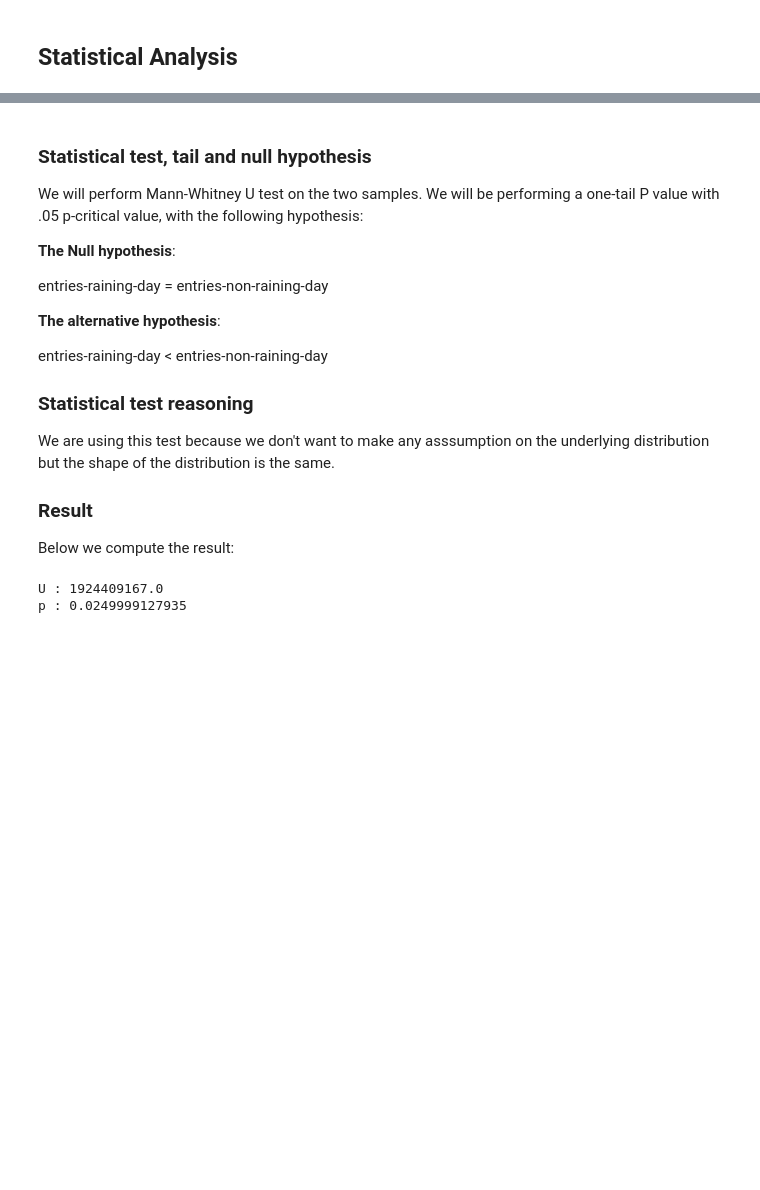
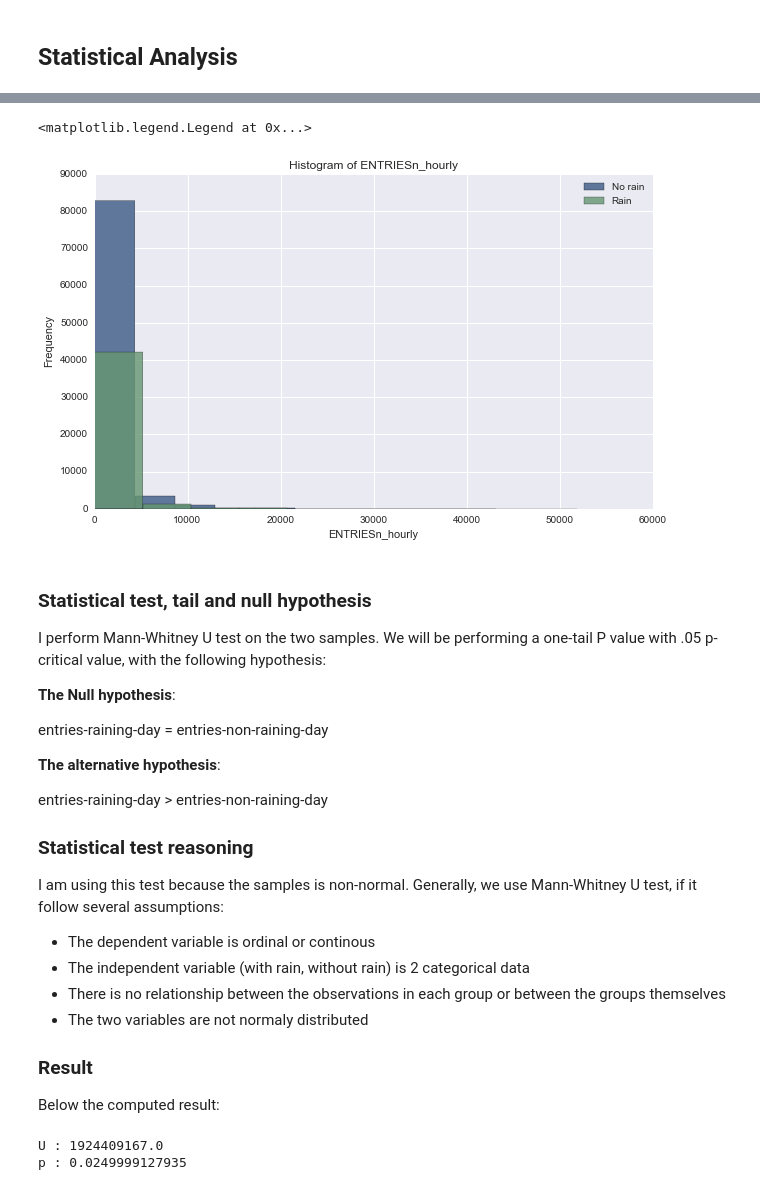
Before and after one commit to joashxu/NYCSubwayDataAnalysis, a Jupyter notebook: NYCSubway.ipynb, the cells around one changed output, grey strips where cells are left out. Drawn from its saved outputs; the diff is of its cells as text; code cells hidden in the pictures; blank space fills up the shorter version.

```diff
--- a/NYCSubway.ipynb
+++ b/NYCSubway.ipynb
@@ -63,0 +43,9 @@ Name: ENTRIESn_hourly, dtype: float64
+# %%
+with_rain_df = df['ENTRIESn_hourly'][df['rain'] == 1]
+without_rain_df = df['ENTRIESn_hourly'][df['rain'] == 0]
+
+# Let's take a look at the summary of these two samples
+summary = pandas.concat([with_rain_df.describe(), without_rain_df.describe()], axis=1)
+summary.columns = ['With rain summary', 'Without rain summary']
+
+print summary
@@ -64,7 +62,19 @@ Name: ENTRIESn_hourly, dtype: float64
+# %%
+plt.figure()
+plt.title('Histogram of ENTRIESn_hourly')
+plt.xlabel('ENTRIESn_hourly')
+plt.ylabel('Frequency')
+
+without_rain_plot = without_rain_df.hist(label='No rain')
+with_rain_plot = with_rain_df.hist(alpha=0.8, label='Rain')
+plt.legend()
+# %% [output]
+<matplotlib.legend.Legend at 0x...>
+[figure, added]
 # %% [markdown]
 ### Statistical test, tail and null hypothesis
 
-We will perform Mann-Whitney U test on the two samples. We will be performing a one-tail P value with .05 p-critical value, with the following hypothesis:
+I perform Mann-Whitney U test on the two samples. We will be performing a one-tail P value with .05 p-critical value, with the following hypothesis:
 
 **The Null hypothesis**:
 
@@ -72,13 +82,19 @@ entries-raining-day = entries-non-raining-day
 
 **The alternative hypothesis**:
 
-entries-raining-day < entries-non-raining-day
+entries-raining-day > entries-non-raining-day
 
 ### Statistical test reasoning
-We are using this test because we don't want to make any asssumption on the underlying distribution but the shape of the distribution is the same.
+I am using this test because the samples is non-normal.
+Generally, we use Mann-Whitney U test, if it follow several assumptions:
+
+* The dependent variable is ordinal or continous
+* The independent variable (with rain, without rain) is 2 categorical data
+* There is no relationship between the observations in each group or between the groups themselves
+* The two variables are not normaly distributed
 
 ### Result
-Below we compute the result:
+Below the computed result:
 # %%
 import scipy.stats
 
```
Also changed, not shown: parts of 40 cells of this notebook.
